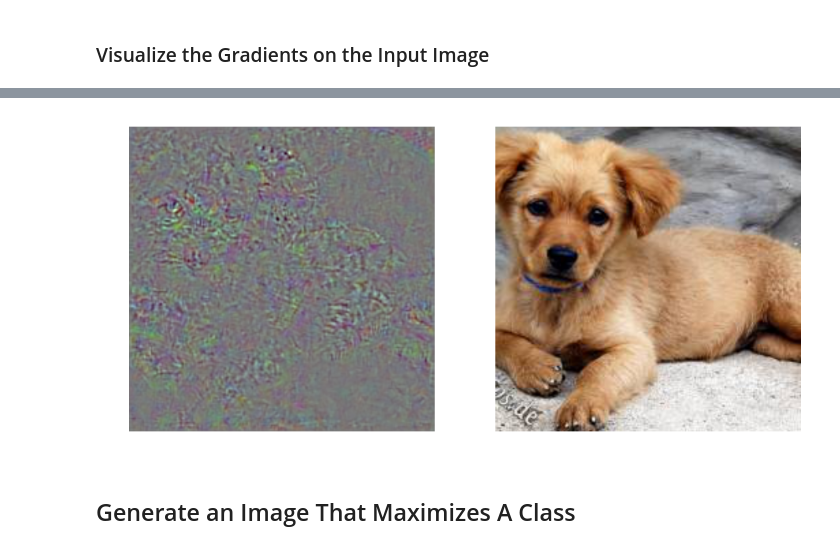
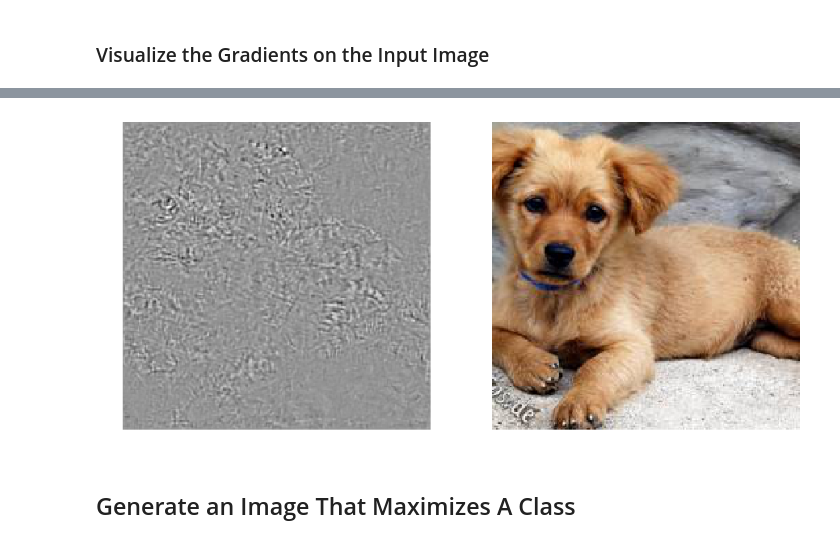
Before and after one commit to waleedka/cnn-visualization, a Jupyter notebook: cnn_visualization.ipynb, the cells around one changed output, grey strips where cells are left out. Cells and saved outputs as stored; diff of their text form; code cells hidden in the pictures.

```diff
--- a/cnn_visualization.ipynb
+++ b/cnn_visualization.ipynb
@@ -41,7 +41,7 @@ def display_images(images, titles=None, cols=5, interpolation=None, cmap="Greys_
     titles = titles or [""] * len(images)
     rows = math.ceil(len(images) / cols)
     height_ratio = 1.2 * (rows/cols) * (0.5 if type(images[0]) is not np.ndarray else 1)
-    plt.figure(figsize=(11, 11 * height_ratio))
+    plt.figure(figsize=(15, 15 * height_ratio))
     i = 1
     for image, title in zip(images, titles):
         plt.subplot(rows, cols, i)
@@ -289,5 +289,5 @@ tensor_summary(grads)
 
 # Visualize the gradients
 grad_image = normalize(grads)
-display_images([grad_image[0], image], cols=2)
+display_images([np.sum(grad_image[0], axis=2), image], cols=2)
 # %% [output]
@@ -295,4 +295,4 @@ shape: (1, 224, 224, 3)  min: -4.02213716506958  max: 4.483819007873535
-[figure, old version]
+[figure, new version]
 # %% [markdown]
 ## Generate an Image That Maximizes A Class
 # %%
```
Also changed, not shown: parts of 29 cells of this notebook.
